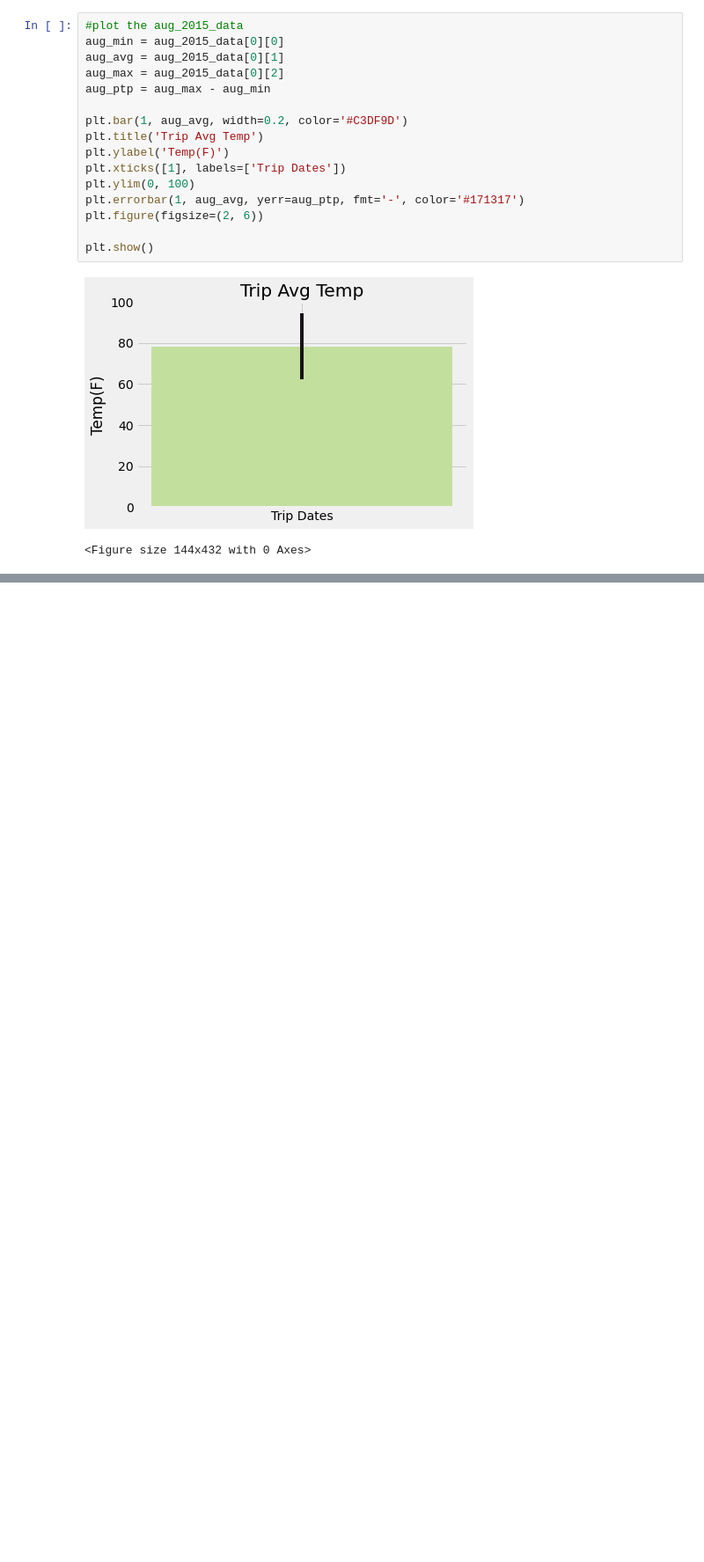
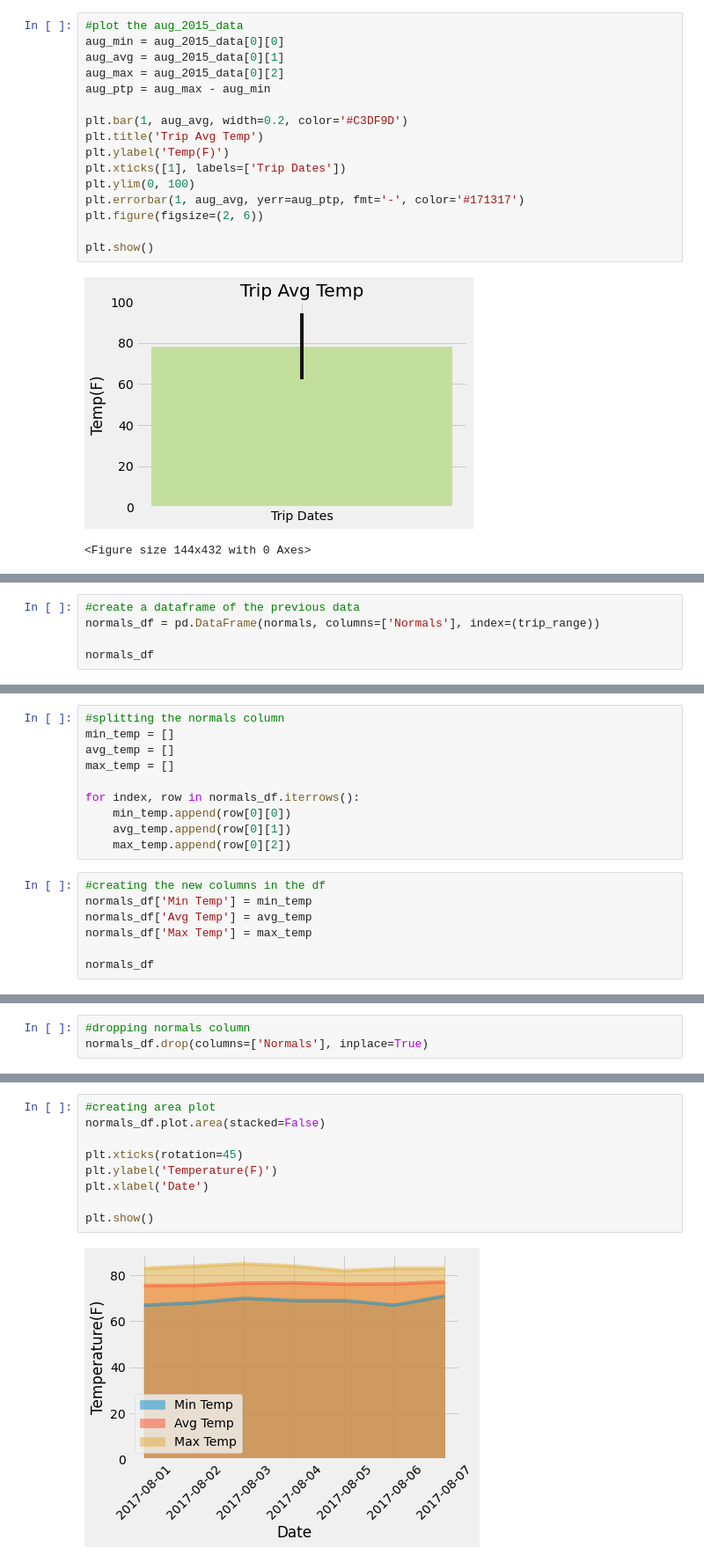
Before and after one commit to zarzarbinks0702/Hawaii-Precipitation-and-Temperature-Review, a Jupyter notebook: temp_analysis_II.ipynb, the cells around one changed output, grey strips where cells are left out. Shown at 88% size. Saved outputs shown, nothing was run; the diff lists cells and outputs as text; blank space fills up the shorter version.

```diff
--- a/temp_analysis_II.ipynb
+++ b/temp_analysis_II.ipynb
@@ -72,0 +146,5 @@ plt.show()
+# %%
+#create a dataframe of the previous data
+normals_df = pd.DataFrame(normals, columns=['Normals'], index=(trip_range))
+
+normals_df
@@ -72,0 +160,17 @@ plt.show()
+# %%
+#splitting the normals column
+min_temp = []
+avg_temp = []
+max_temp = []
+
+for index, row in normals_df.iterrows():
+    min_temp.append(row[0][0])
+    avg_temp.append(row[0][1])
+    max_temp.append(row[0][2])
+# %%
+#creating the new columns in the df
+normals_df['Min Temp'] = min_temp
+normals_df['Avg Temp'] = avg_temp
+normals_df['Max Temp'] = max_temp
+
+normals_df
@@ -72,0 +186,3 @@ plt.show()
+# %%
+#dropping normals column
+normals_df.drop(columns=['Normals'], inplace=True)
@@ -72,0 +200,11 @@ plt.show()
+# %%
+#creating area plot
+normals_df.plot.area(stacked=False)
+
+plt.xticks(rotation=45)
+plt.ylabel('Temperature(F)')
+plt.xlabel('Date')
+
+plt.show()
+# %% [output]
+[figure, added]
```
Also changed, not shown: parts of 13 cells of this notebook.
